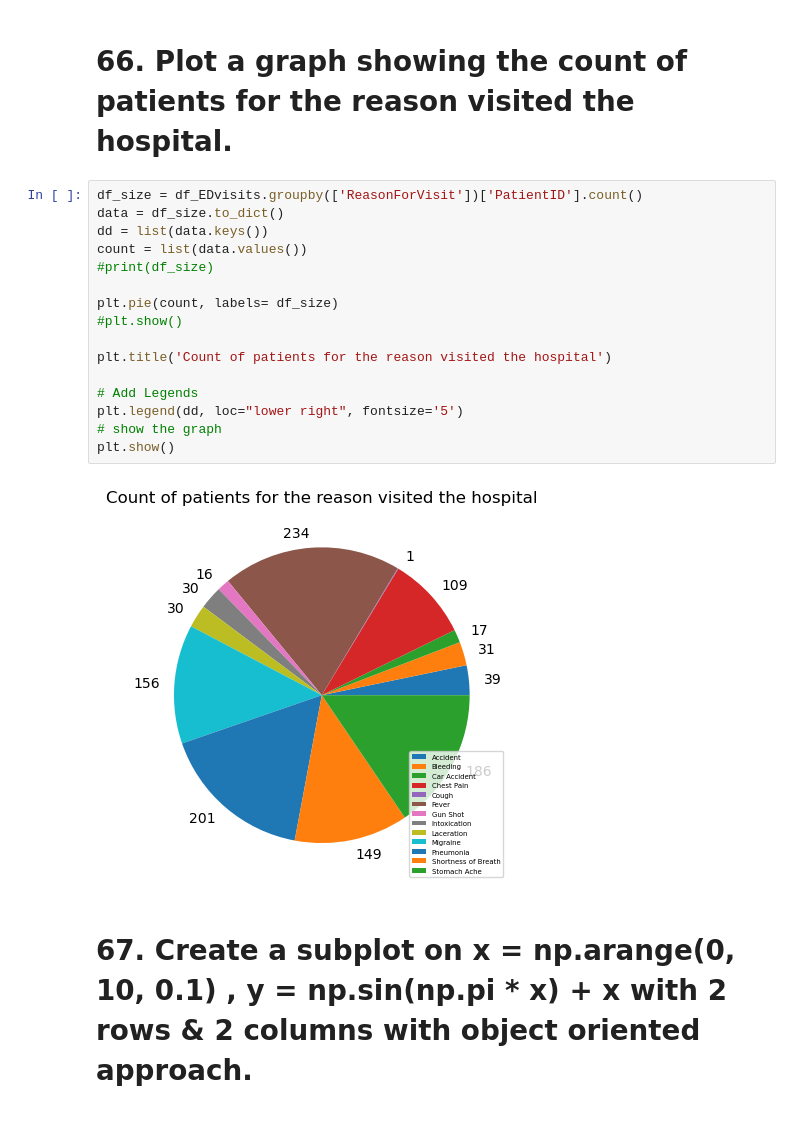
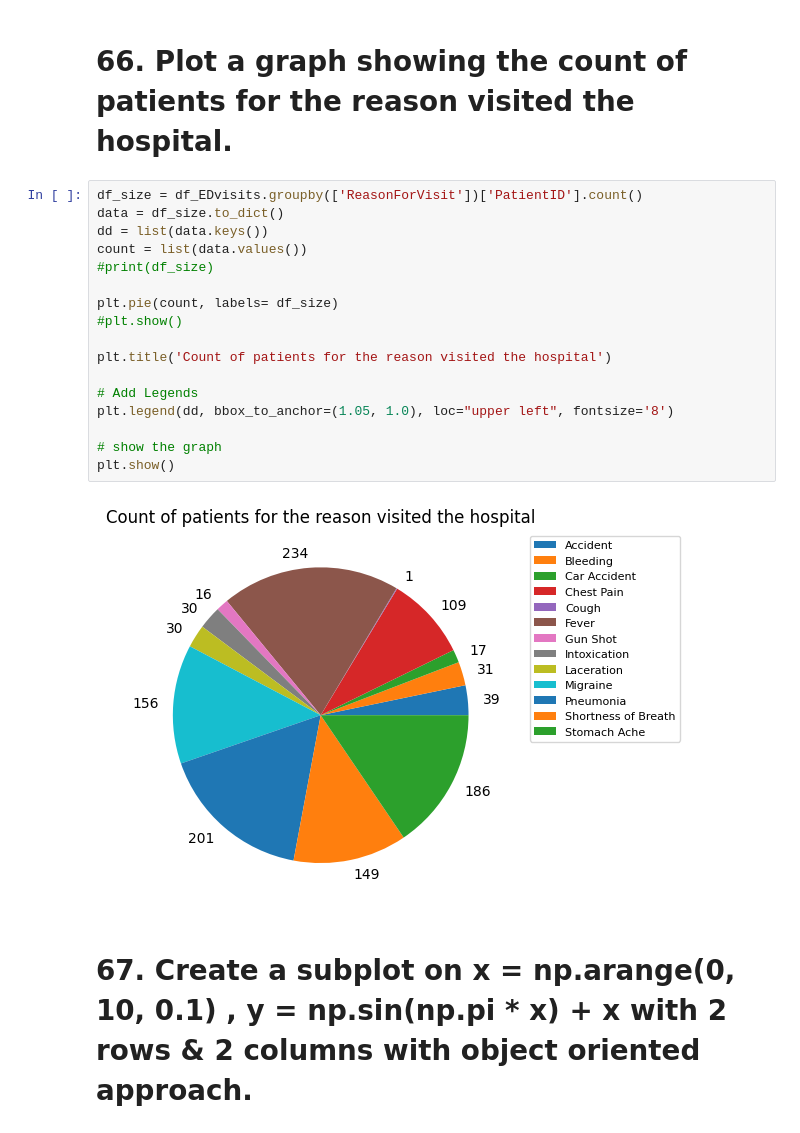
Before and after one commit to JyotsnaSusan/5Py, a Jupyter notebook: Syeda61_80.ipynb, the cells around one changed output. Cells and saved outputs as stored; diff of their text form.

```diff
--- a/Syeda61_80.ipynb
+++ b/Syeda61_80.ipynb
@@ -97,21 +97,22 @@ Name: Service, dtype: int64
 # %%
 df_size = df_EDvisits.groupby(['ReasonForVisit'])['PatientID'].count()
 data = df_size.to_dict()
 dd = list(data.keys())
 count = list(data.values())
 #print(df_size)
 
 plt.pie(count, labels= df_size)
 #plt.show()
 
 plt.title('Count of patients for the reason visited the hospital')
 
 # Add Legends
-plt.legend(dd, loc="lower right", fontsize='5')
+plt.legend(dd, bbox_to_anchor=(1.05, 1.0), loc="upper left", fontsize='8')
+
 # show the graph
 plt.show()
 # %% [output]
-[figure, old version]
+[figure, new version]
 # %% [markdown]
 # 67. Create a subplot on x = np.arange(0, 10, 0.1) , y = np.sin(np.pi * x) + x with 2 rows & 2 columns with object oriented approach.
 # %% [markdown]
```
Also changed, not shown: parts of 1 cell of this notebook.
